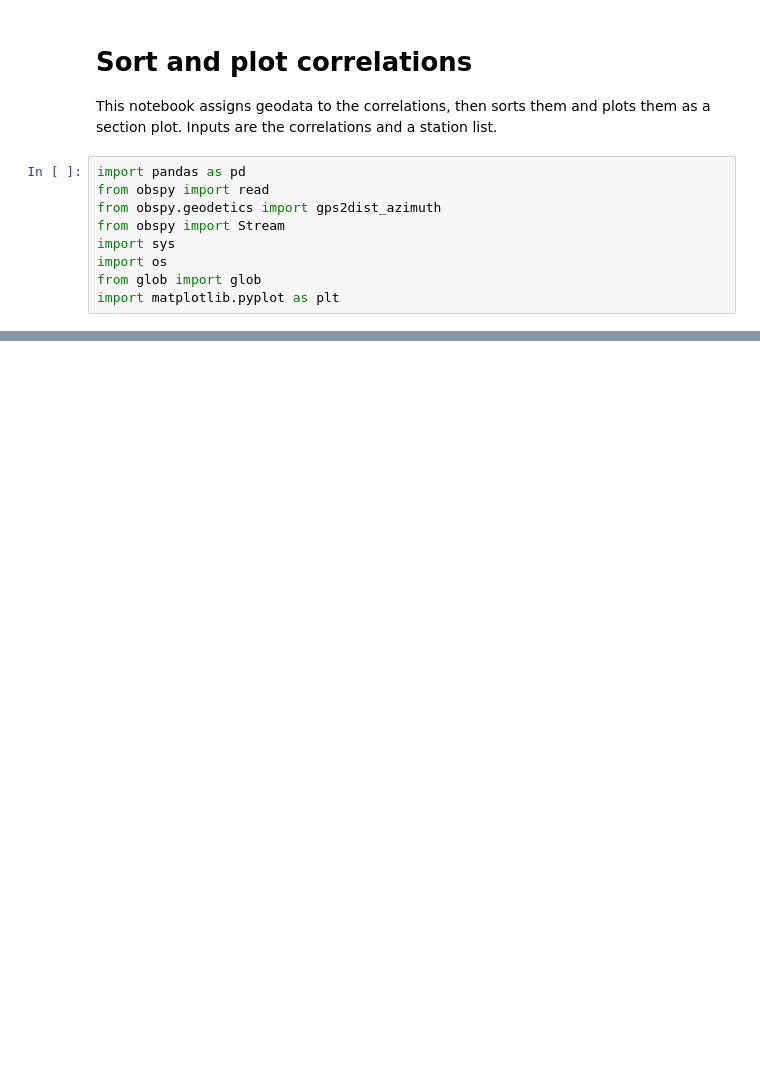
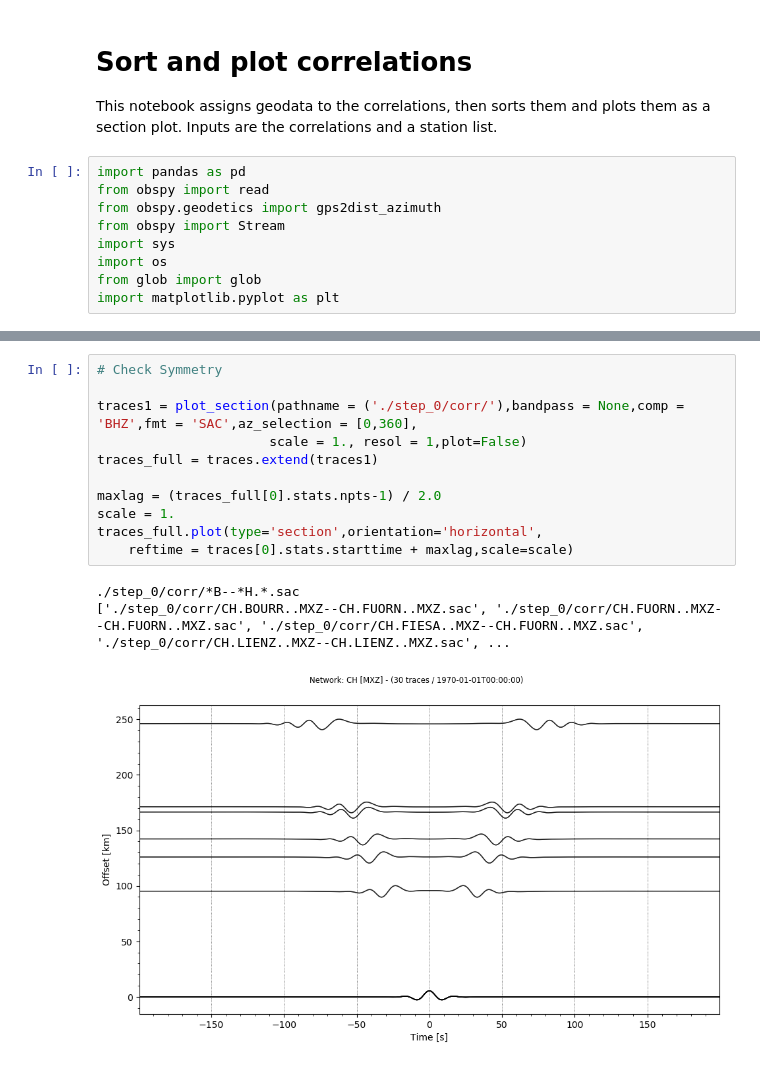
Before and after one commit to jigel/noisi, a Jupyter notebook: noisi/jnotebks/plot_corr_sort_azimuth.ipynb, the cells around one changed output, grey strips where cells are left out. Cells and saved outputs as stored; diff of their text form; blank space fills up the shorter version.

```diff
--- a/noisi/jnotebks/plot_corr_sort_azimuth.ipynb
+++ b/noisi/jnotebks/plot_corr_sort_azimuth.ipynb
@@ -156,0 +165,15 @@ Trace changed from FIESA--LIENZ to LIENZ--FIESA.
+# %%
+# Check Symmetry
+
+traces1 = plot_section(pathname = ('./step_0/corr/'),bandpass = None,comp = 'BHZ',fmt = 'SAC',az_selection = [0,360],
+                      scale = 1., resol = 1,plot=False)
+traces_full = traces.extend(traces1)
+
+maxlag = (traces_full[0].stats.npts-1) / 2.0
+scale = 1.
+traces_full.plot(type='section',orientation='horizontal',
+    reftime = traces[0].stats.starttime + maxlag,scale=scale)
+# %% [output]
+./step_0/corr/*B--*H.*.sac
+['./step_0/corr/CH.BOURR..MXZ--CH.FUORN..MXZ.sac', './step_0/corr/CH.FUORN..MXZ--CH.FUORN..MXZ.sac', './step_0/corr/CH.FIESA..MXZ--CH.FUORN..MXZ.sac', './step_0/corr/CH.LIENZ..MXZ--CH.LIENZ..MXZ.sac', ...
+[figure, added]
```
Also changed, not shown: parts of 3 cells of this notebook.
